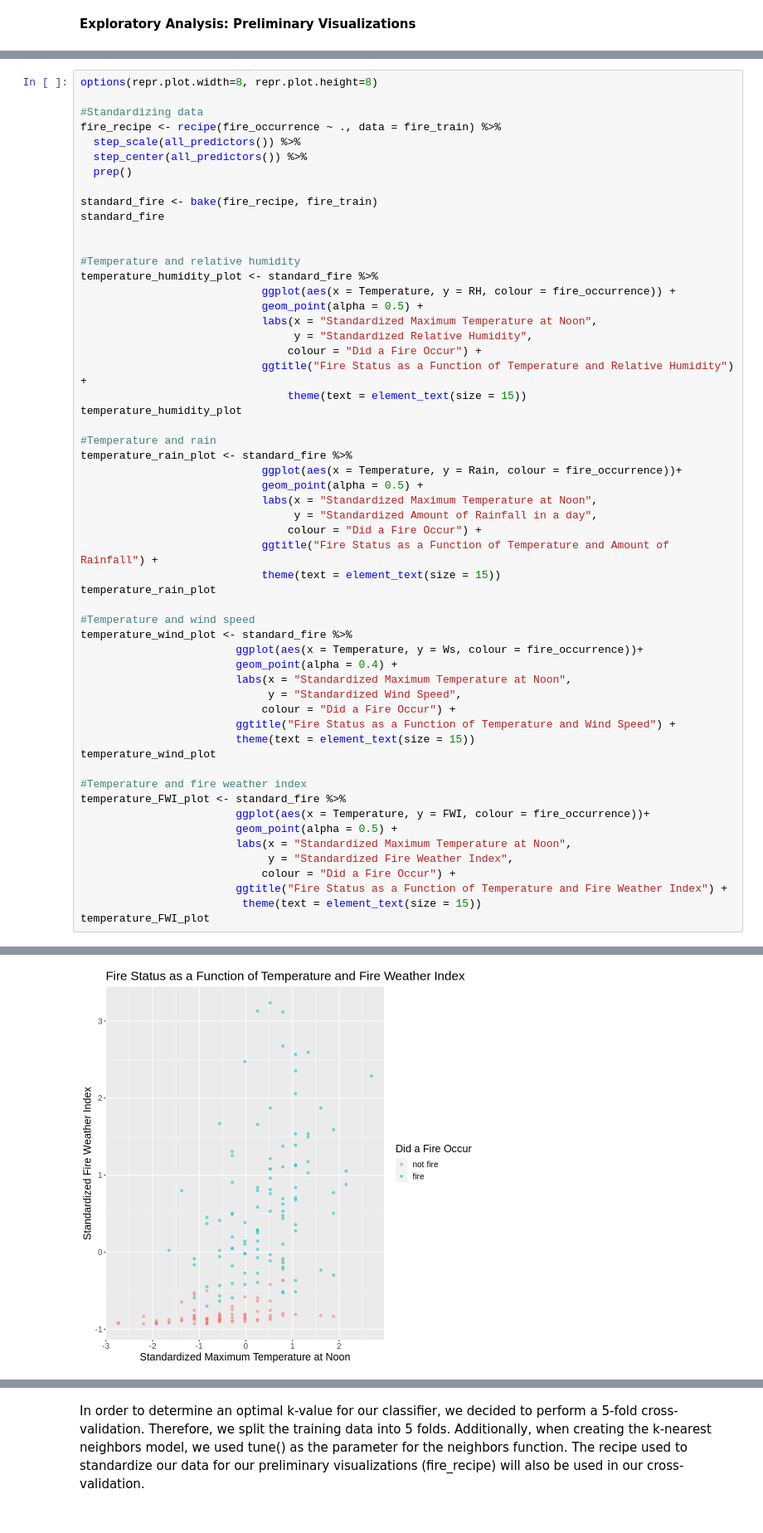
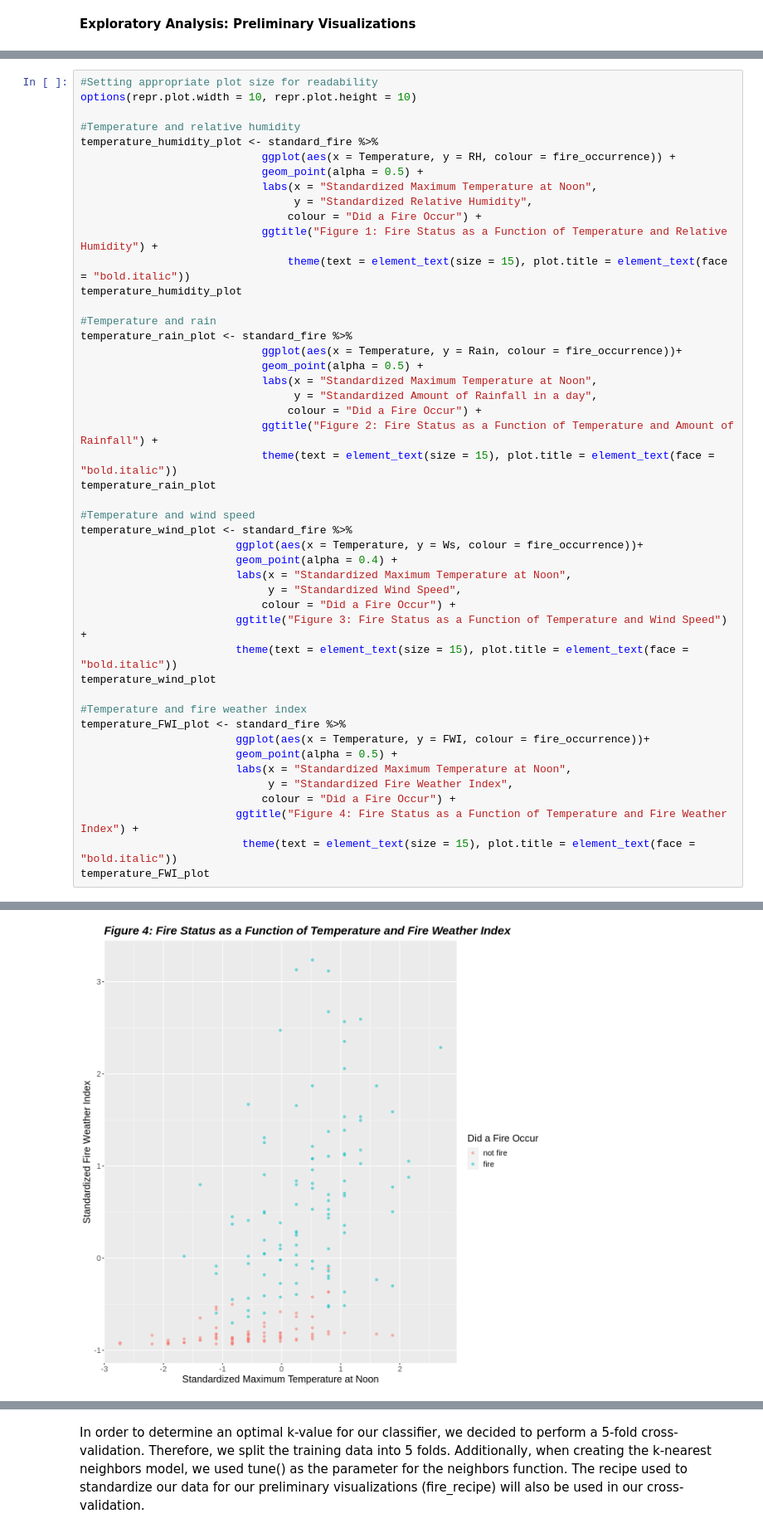
Before and after one commit to alexpiarkouski/Fire-Prediction, a Jupyter notebook: Group 33_ProjectReport.ipynb, the cells around one changed output, grey strips where cells are left out. Shown: that part at 83% size. Drawn from its saved outputs; the diff is of its cells as text.

Commit message:
added figure/table titles, fixed some formatting

```diff
--- a/Group 33_ProjectReport.ipynb
+++ b/Group 33_ProjectReport.ipynb
@@ -178,15 +199,6 @@ This provided evidence that these variables were good candidates for potentially
 # %%
-options(repr.plot.width=8, repr.plot.height=8)
-
-#Standardizing data
-fire_recipe <- recipe(fire_occurrence ~ ., data = fire_train) %>%
-  step_scale(all_predictors()) %>%
-  step_center(all_predictors()) %>%
-  prep()
-
-standard_fire <- bake(fire_recipe, fire_train)
-standard_fire
-
+#Setting appropriate plot size for readability
+options(repr.plot.width = 10, repr.plot.height = 10)
 
 #Temperature and relative humidity
 temperature_humidity_plot <- standard_fire %>%
@@ -195,8 +207,8 @@ temperature_humidity_plot <- standard_fire %>%
                             labs(x = "Standardized Maximum Temperature at Noon",
                                  y = "Standardized Relative Humidity",
                                 colour = "Did a Fire Occur") +
-                            ggtitle("Fire Status as a Function of Temperature and Relative Humidity") +
-                                theme(text = element_text(size = 15))
+                            ggtitle("Figure 1: Fire Status as a Function of Temperature and Relative Humidity") +
+                                theme(text = element_text(size = 15), plot.title = element_text(face = "bold.italic"))
 temperature_humidity_plot
 
 #Temperature and rain
@@ -206,8 +218,8 @@ temperature_rain_plot <- standard_fire %>%
                             labs(x = "Standardized Maximum Temperature at Noon",
                                  y = "Standardized Amount of Rainfall in a day",
                                 colour = "Did a Fire Occur") +
-                            ggtitle("Fire Status as a Function of Temperature and Amount of Rainfall") +
-                            theme(text = element_text(size = 15))
+                            ggtitle("Figure 2: Fire Status as a Function of Temperature and Amount of Rainfall") +
+                            theme(text = element_text(size = 15), plot.title = element_text(face = "bold.italic"))
 temperature_rain_plot
 
 #Temperature and wind speed
@@ -217,8 +229,8 @@ temperature_wind_plot <- standard_fire %>%
                         labs(x = "Standardized Maximum Temperature at Noon",
                              y = "Standardized Wind Speed",
                             colour = "Did a Fire Occur") +
-                        ggtitle("Fire Status as a Function of Temperature and Wind Speed") +
-                        theme(text = element_text(size = 15))
+                        ggtitle("Figure 3: Fire Status as a Function of Temperature and Wind Speed") +
+                        theme(text = element_text(size = 15), plot.title = element_text(face = "bold.italic"))
 temperature_wind_plot
 
 #Temperature and fire weather index
@@ -228,7 +240,7 @@ temperature_FWI_plot <- standard_fire %>%
                         labs(x = "Standardized Maximum Temperature at Noon",
                              y = "Standardized Fire Weather Index",
                             colour = "Did a Fire Occur") +
-                        ggtitle("Fire Status as a Function of Temperature and Fire Weather Index") +
-                         theme(text = element_text(size = 15))
+                        ggtitle("Figure 4: Fire Status as a Function of Temperature and Fire Weather Index") +
+                         theme(text = element_text(size = 15), plot.title = element_text(face = "bold.italic"))
 temperature_FWI_plot
 # %% [output]
@@ -248 +250 @@ A tibble: 183 × 6
-[figure, old version]
+[figure, new version]
```
Also changed, not shown: parts of 38 cells of this notebook.
